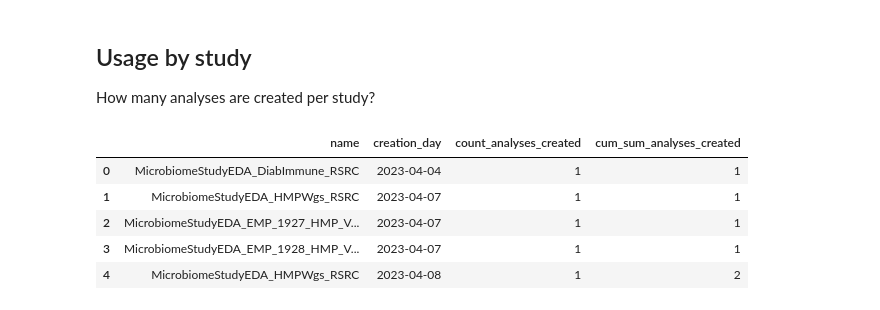
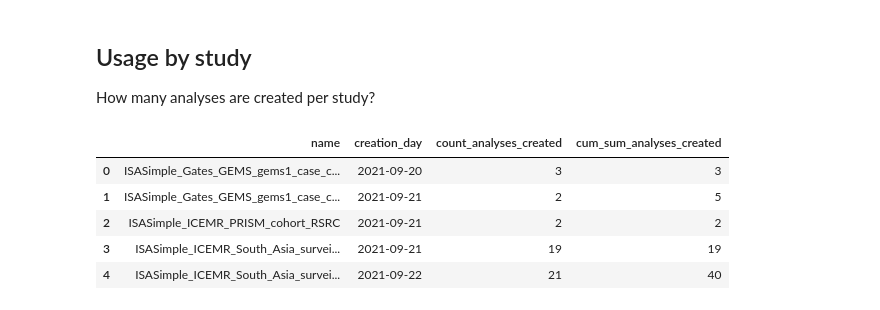
Before and after one commit to asizemore/mbiodb-site-usage, a Jupyter notebook: cedb_usage_stats.ipynb, the cells around one changed output. Cells and saved outputs as stored; diff of their text form; code cells hidden in the pictures.

```diff
--- a/cedb_usage_stats.ipynb
+++ b/cedb_usage_stats.ipynb
@@ -41,8 +44,7 @@ query = f"""
         count(*) as number_analyses
         , num_visualizations
     from edauserce.analysis@ceprods.login_comment
-    where creation_time > to_date('01-DEC-23')
-        and user_id not in ({remove_ids})
+    where user_id not in ({remove_ids})
     group by num_visualizations
     order by num_visualizations
 """
@@ -213,41 +173,40 @@ with study_analyses_by_day as (
     select name
         , study_id
         , to_char(creation_time, 'YYYY-MM-DD') as creation_day
-    from edausermb.analysis@ceprods.login_comment eda_analysis
+    from edauserce.analysis@ceprods.login_comment eda_analysis
     inner join apidbtuning.datasetpresenter dp
     on eda_analysis.study_id = dp.dataset_presenter_id
     where study_id like 'DS_%'
     and user_id not in ({remove_ids})
-    and creation_time > to_date('01-APR-23')
 )
 , aggregation as (
     select name
         , creation_day
         , count(*) as count_analyses_created
     from study_analyses_by_day
     group by name, creation_day
 )
 select name
     , creation_day
     , count_analyses_created
     , sum(count_analyses_created) over (partition by name order by creation_day) as cum_sum_analyses_created
 from aggregation
 order by creation_day
 """
 
 sql = text(query)
 with engine.connect() as conn:
     result = conn.execute(sql)
     df_study_analyses = pd.DataFrame(result)
 
 df_study_analyses.head()
 # %% [output]
 |  | name | creation_day | count_analyses_created | cum_sum_analyses_created |
-| 0 | MicrobiomeStudyEDA_DiabImmune_RSRC | 2023-04-04 | 1 | 1 |
-| 1 | MicrobiomeStudyEDA_HMPWgs_RSRC | 2023-04-07 | 1 | 1 |
-| 2 | MicrobiomeStudyEDA_EMP_1927_HMP_V... | 2023-04-07 | 1 | 1 |
-| 3 | MicrobiomeStudyEDA_EMP_1928_HMP_V... | 2023-04-07 | 1 | 1 |
-| 4 | MicrobiomeStudyEDA_HMPWgs_RSRC | 2023-04-08 | 1 | 2 |
+| 0 | ISASimple_Gates_GEMS_gems1_case_c... | 2021-09-20 | 3 | 3 |
+| 1 | ISASimple_Gates_GEMS_gems1_case_c... | 2021-09-21 | 2 | 5 |
+| 2 | ISASimple_ICEMR_PRISM_cohort_RSRC | 2021-09-21 | 2 | 2 |
+| 3 | ISASimple_ICEMR_South_Asia_survei... | 2021-09-21 | 19 | 19 |
+| 4 | ISASimple_ICEMR_South_Asia_survei... | 2021-09-22 | 21 | 40 |
 # %%
 # Plot! We want a line plot with all in gray except the HMP studies.
 
```
Also changed, not shown: parts of 19 cells of this notebook, 2 other files.
